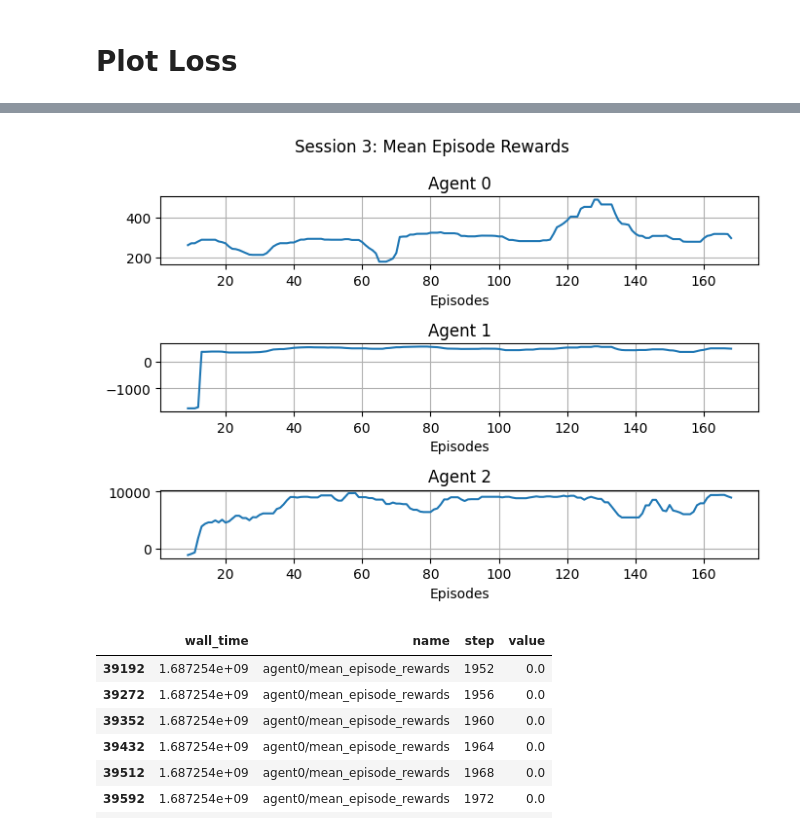
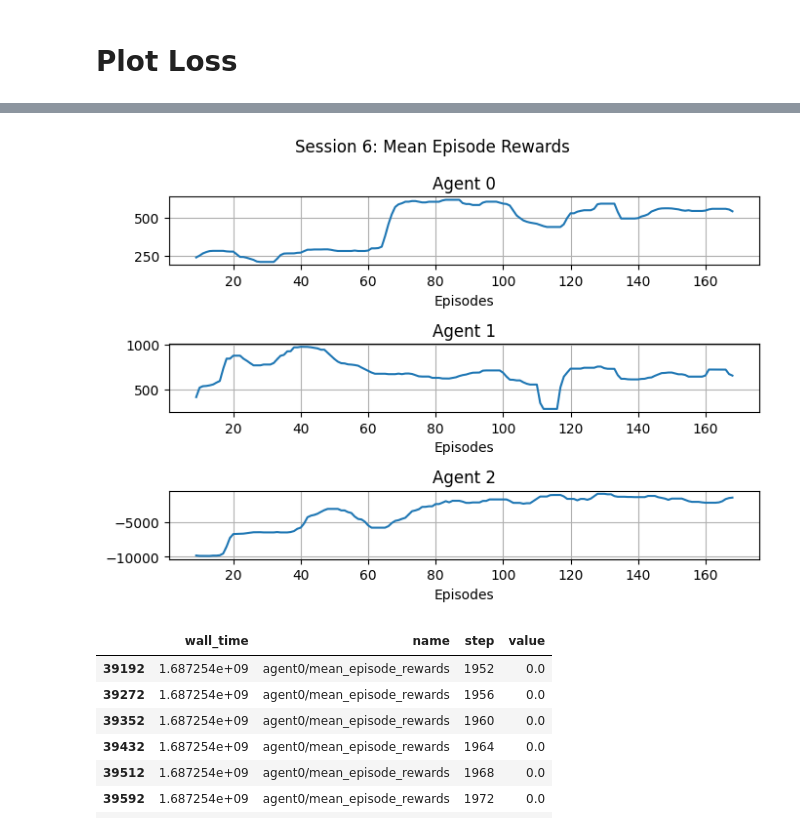
Before and after one commit to buehrerc/MAAC-auto-gov, a Jupyter notebook: analysis/generate_plots.ipynb, the cells around one changed output, grey strips where cells are left out. Cells and saved outputs as stored; diff of their text form; code cells hidden in the pictures.

```diff
--- a/analysis/generate_plots.ipynb
+++ b/analysis/generate_plots.ipynb
@@ -86,7 +86,7 @@ plot_agent_loss(3, 1, 3)
 # %%
-plot_agent_reward(3, 1, 3)
+plot_agent_reward(6, 1, 3)
 # %% [output]
-[figure, old version]
+[figure, new version]
 # %%
 session_id = 4
 run_id = 2
```
Also changed, not shown: parts of 5 cells of this notebook, 8 other files.
